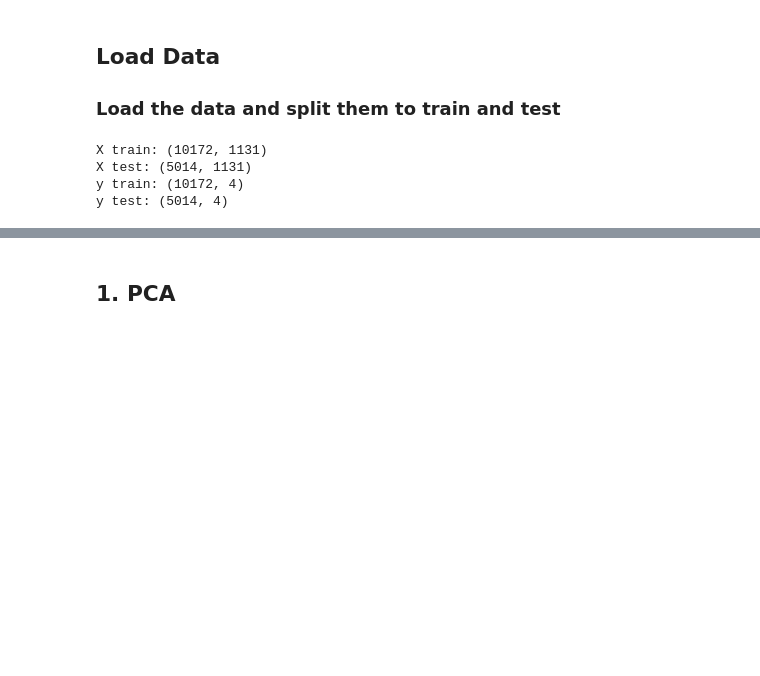
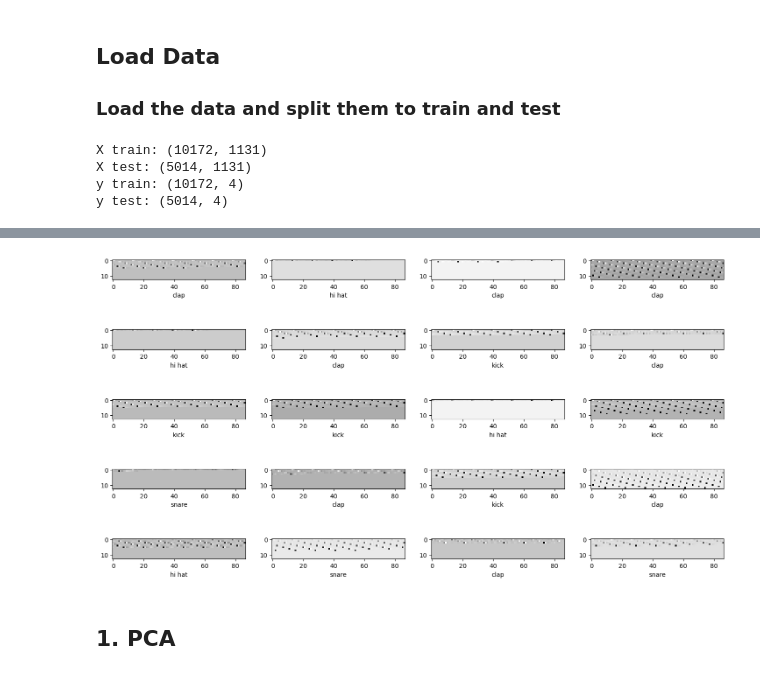
Before and after one commit to Phlorion/SoundRecognitionMLProject, a Jupyter notebook: sound_recognition.ipynb, the cells around one changed output, grey strips where cells are left out. Drawn from its saved outputs; the diff is of its cells as text; code cells hidden in the pictures; blank space fills up the shorter version.

```diff
--- a/sound_recognition.ipynb
+++ b/sound_recognition.ipynb
@@ -65,3 +106,8 @@ y test: (5014, 4)
+# %%
+ind = np.random.permutation(X_train.shape[0])
+plot_data(X_train, y_train, ind)
+# %% [output]
+[figure, added]
 # %% [markdown]
 ## 1. PCA
 # %%
```
Also changed, not shown: parts of 19 cells of this notebook, 1 other file.
